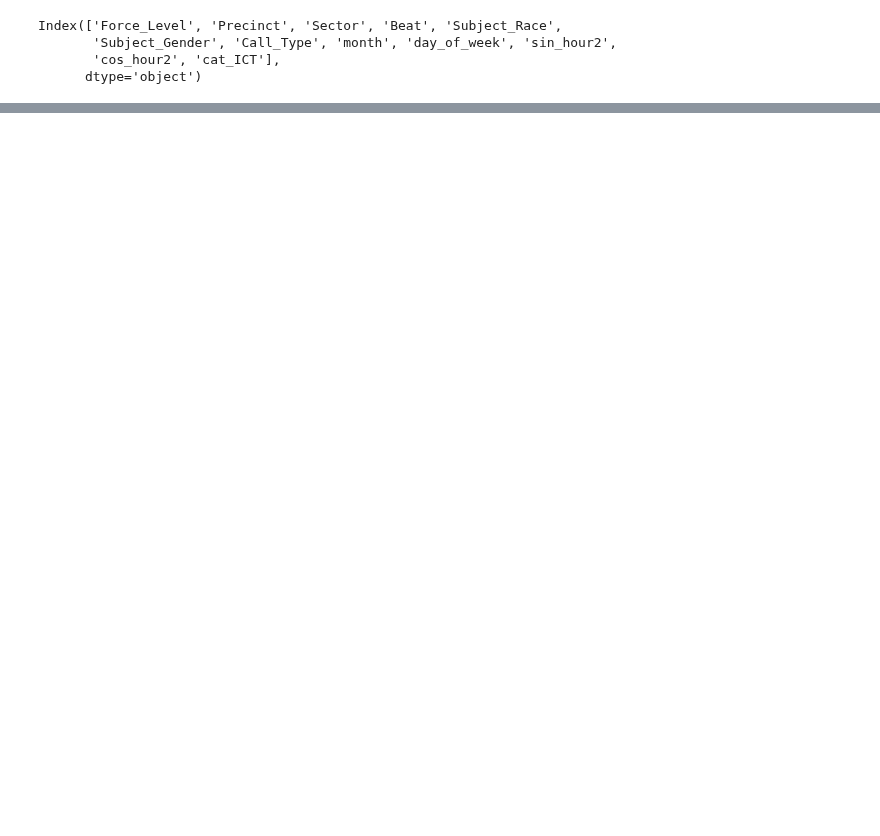
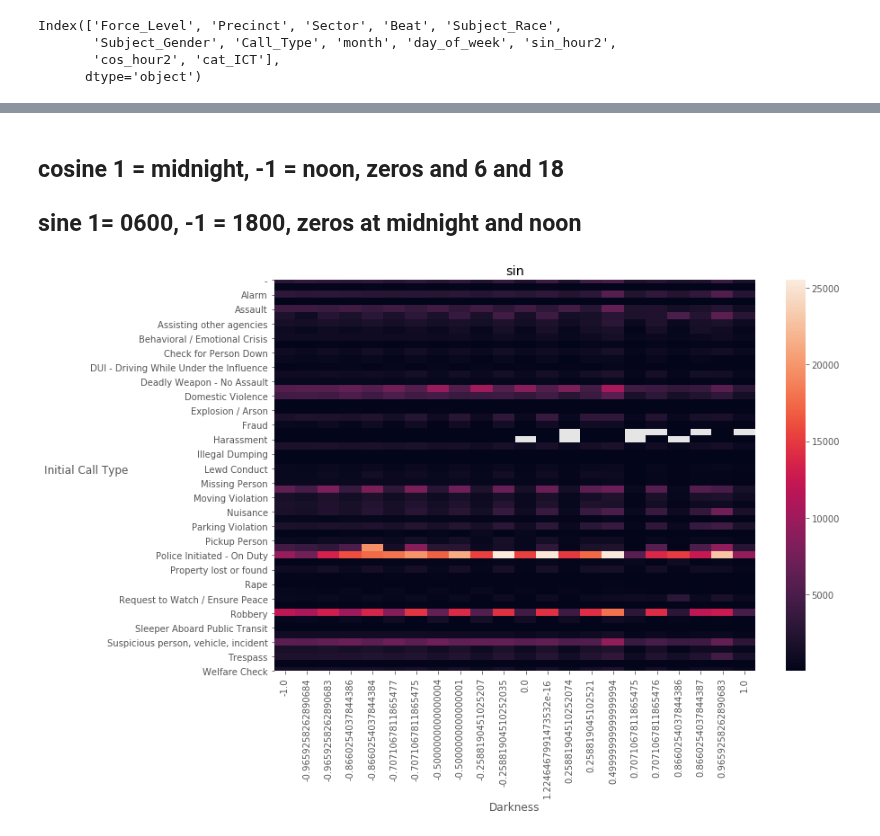
Before and after one commit to SarahMBurgart/use-of-force, a Jupyter notebook: Visuals.ipynb, the cells around one changed output, grey strips where cells are left out. Cells and saved outputs as stored; diff of their text form; code cells hidden in the pictures; blank space fills up the shorter version.

```diff
--- a/Visuals.ipynb
+++ b/Visuals.ipynb
@@ -256,0 +337,17 @@ NameError: name 'years' is not defined
+# %% [markdown]
+## cosine 1 = midnight, -1 = noon, zeros and 6 and 18
+## sine 1= 0600, -1 = 1800, zeros at midnight and noon
+# %%
+fig, ax = plt.subplots(1,1, figsize=(12,8))
+ax.set_title("sin")
+
+plt.gca().yaxis.set_major_formatter(StrMethodFormatter('{x:,.0f}')) # No decimal places
+plt.gca().xaxis.set_major_formatter(StrMethodFormatter('{x:,.2f}'))
+
+
+#ax.set_yticklabels( fontdict={'verticalalignment': 'center','horizontalalignment': 'right'})
+heatmaps(zero, "cat_ICT", 'sin_hour2', ax)
+ax.set_xlabel("Darkness")
+ax.set_ylabel("Initial Call Type", rotation=0);
+# %% [output]
+[figure, added]
```
Also changed, not shown: parts of 29 cells of this notebook, 4 other files.
